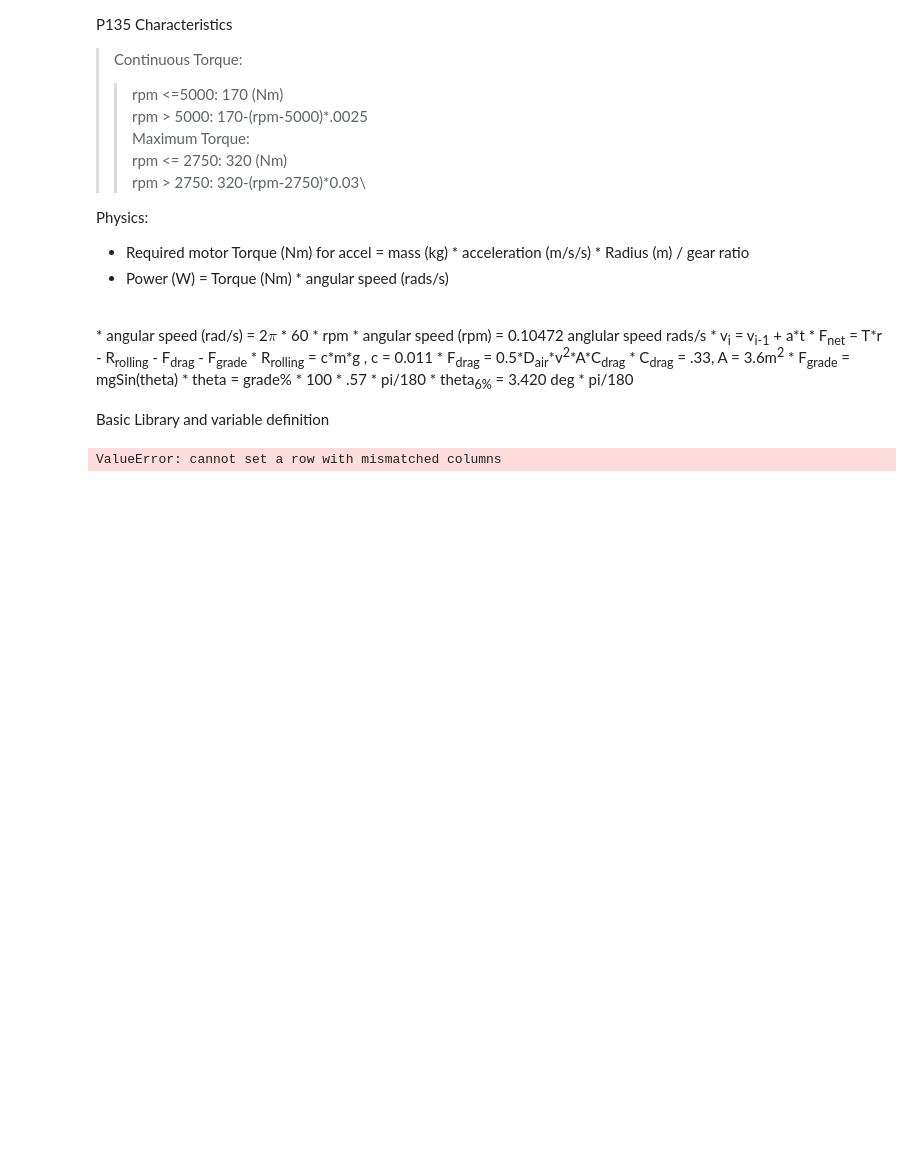
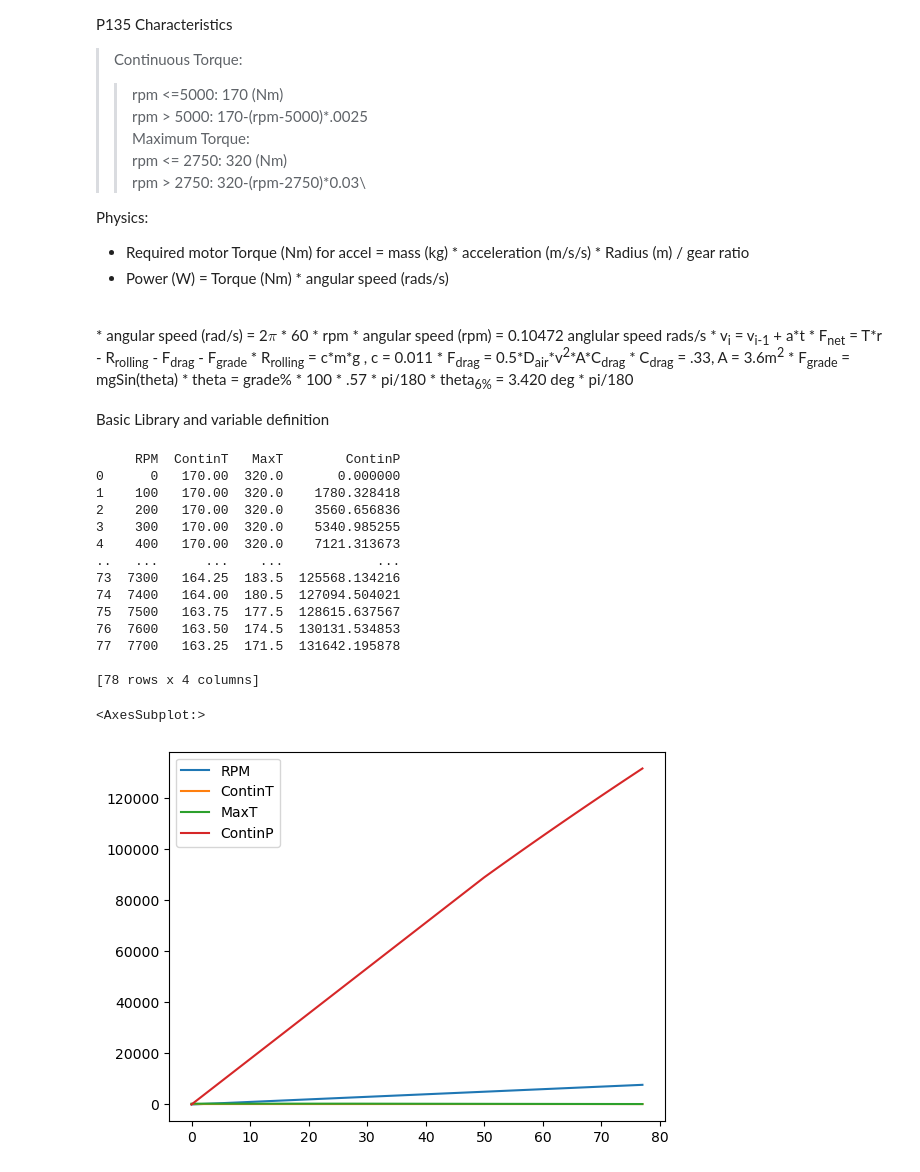
Before and after one commit to ActualAdam/eVa-Conversions, a Jupyter notebook: eVaCalculator.ipynb, the cells around one changed output. Cells and saved outputs as stored; diff of their text form; code cells hidden in the pictures; blank space fills up the shorter version.

Commit message:
basic data frame populated and plotted with lib functions producing the data series.

```diff
--- a/eVaCalculator.ipynb
+++ b/eVaCalculator.ipynb
@@ -39,6 +39,7 @@ import matplotlib.pyplot as plt
 import numpy as np
 import math
 import pandas as pd
+import lib.core as core
 
 
 eVaMass = 2300
@@ -48,56 +49,86 @@ tireRim = 18
 tireDia = tireWidth/25.4*tireRatio*.2+tireRim # tire dia in in
 tireRadius = tireDia*.0254/2  # tire radius in meters
 tireRevPerMile = tireDia/.0254*19.1
 diffG = 4.11
 A343F=[2.757,1.531,1,0.75]
 H42=[2.866,2.3,1.4,1]
 TCRatio = 2.8
 TCLockupRPM = 2750
 TCeff = {0:0,.1:.2,.3:.6,.4:.7,.5:.8,.6:.9}
 TCmult = 2.4 - .2*TCRatio
 rpm = 0
 i = 0
 
-PP135=pd.DataFrame({'RPM':[0],
-                 'ContinT':[175],
-                 'MaxT':[320],
-                 'ContinP':[0],
-                 'MaxP':[0],
-                 'Velocity':[0]
-                   })
+#PP135=pd.DataFrame({'RPM':[0],
+#                 'ContinT':[175],
+#                'MaxT':[320],
+#                 'ContinP':[0],
+#                 'MaxP':[0],
+#                 'Velocity':[0]
+#                   })
 
-while rpm<7701:
-    if rpm<5000:
-        contT = 170
-    else:
-        contT = 170-0.0025*rpm
-    if rpm<2750:
-        maxT = 320
-    else:
-        maxT = 320-.03*(rpm-2750)
-    contP = contT * rpm /9.5488
-    maxP = maxT * rpm / 9.5488
+
+#while rpm<7701:
+#    contT = core.continuous_torque(rpm)
+#    maxT = core.max_torque(rpm)
+#    contP = contT * rpm /9.5488
+#    maxP = maxT * rpm / 9.5488
    # rpmlist.insert(i,rpm)
    # contTlist.insert(i,contT)
    # contPlist.insert(i,contP)
    # maxTlist.insert(i,maxT)
    # maxPlist.insert(i,maxP)
-    i=i+1
-    rpm = rpm+100
+#    i=i+1
+#   rpm = rpm+100
     #RPM_row = {'RPM':rpm,'ContinT':contT,'MaxT':maxT,'ContinP':contP,'MaxP':maxP}
-    RPM_row = [rpm,contT,maxT,contP,maxP]
-    PP135.loc[i]=RPM_row
+#    RPM_row = [rpm,contT,maxT,contP,maxP]
+#    PP135.loc[str(i)]=RPM_row
 
 #plt.plot(contTlist,color='magenta',marker='o',mfc='pink')
 #plt.xticks(range(0,8000,1000))
 #plt.ylabel('contT')
 #plt.xlabel('rpm')
 #plt.show()
 
 #NRADF = pd.read_html('https://www.ssa.gov/oact/progdata/nra.html')
+
+rpms = list(range(0, 7701, 100))
+# todo: why can I pass the function literal to map for maxT but a need a lambda for continuousT
+contTs = map(lambda x: core.continuous_torque(x), rpms)
+maxTs = map(core.max_torque, rpms)
+contPs = map(lambda x: core.continuous_power(x), rpms)
+maxPs = map(lambda x: core.max_power(x), rpms)
+velocities = map(lambda: 0, rpms)
+
+PP135=pd.DataFrame({
+    'RPM': pd.Series(rpms),
+    'ContinT': pd.Series(contTs),
+    'MaxT': pd.Series(maxTs),
+    'ContinP': pd.Series(contPs),
+    #'MaxP': pd.Series(maxPs),
+    #'Velocity': pd.Series(velocities)
+})
+
+
 print(PP135)
+PP135.plot()
 # %% [output]
-ValueError: cannot set a row with mismatched columns
+     RPM  ContinT   MaxT        ContinP
+0      0   170.00  320.0       0.000000
+1    100   170.00  320.0    1780.328418
+2    200   170.00  320.0    3560.656836
+3    300   170.00  320.0    5340.985255
+4    400   170.00  320.0    7121.313673
+..   ...      ...    ...            ...
+73  7300   164.25  183.5  125568.134216
+74  7400   164.00  180.5  127094.504021
+75  7500   163.75  177.5  128615.637567
+76  7600   163.50  174.5  130131.534853
+77  7700   163.25  171.5  131642.195878
+
+[78 rows x 4 columns]
+<AxesSubplot:>
+[figure, added]
 # %%
 print(PP135)
 # %% [output]
```
Also changed, not shown: parts of 3 cells of this notebook, 9 other files.
